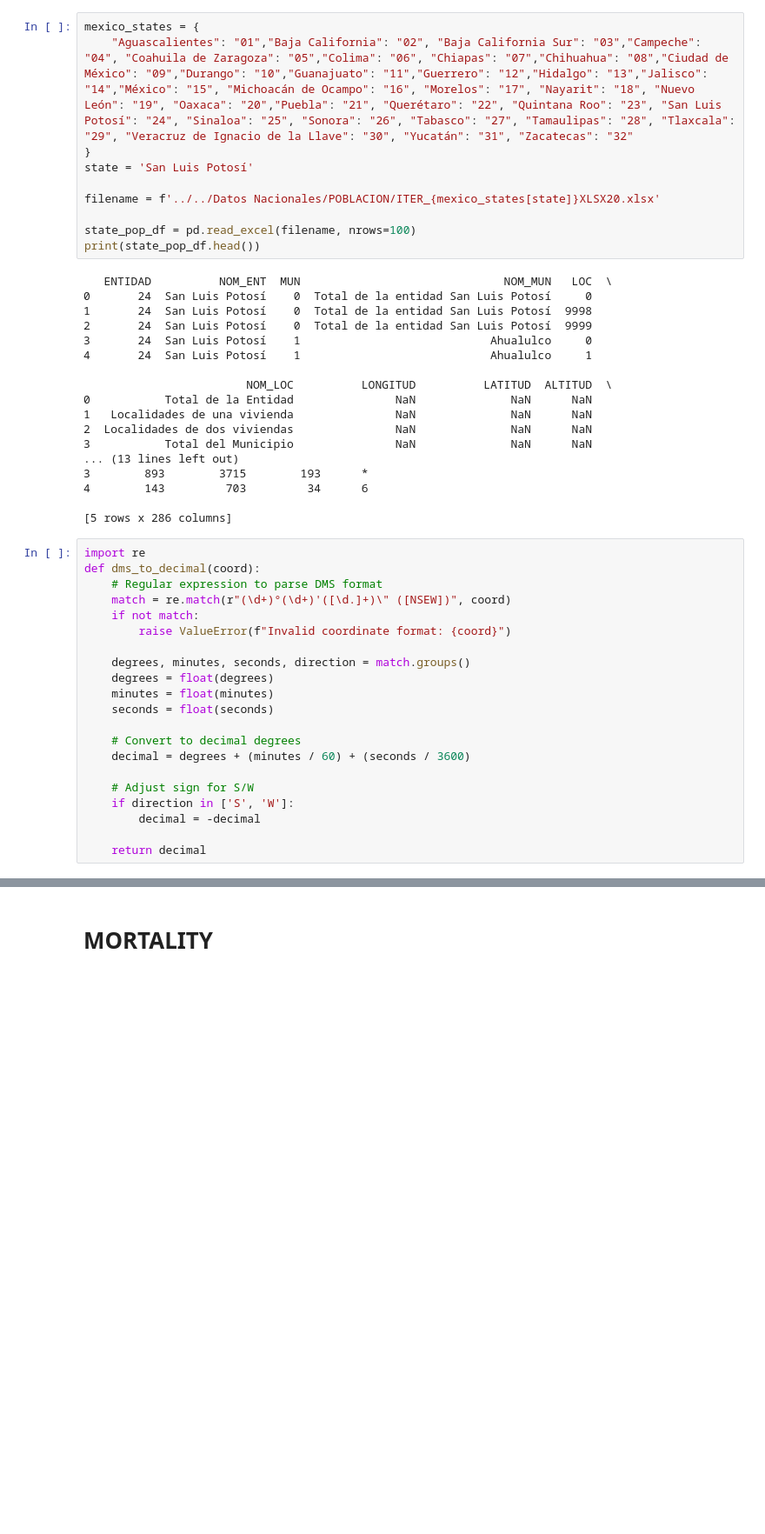
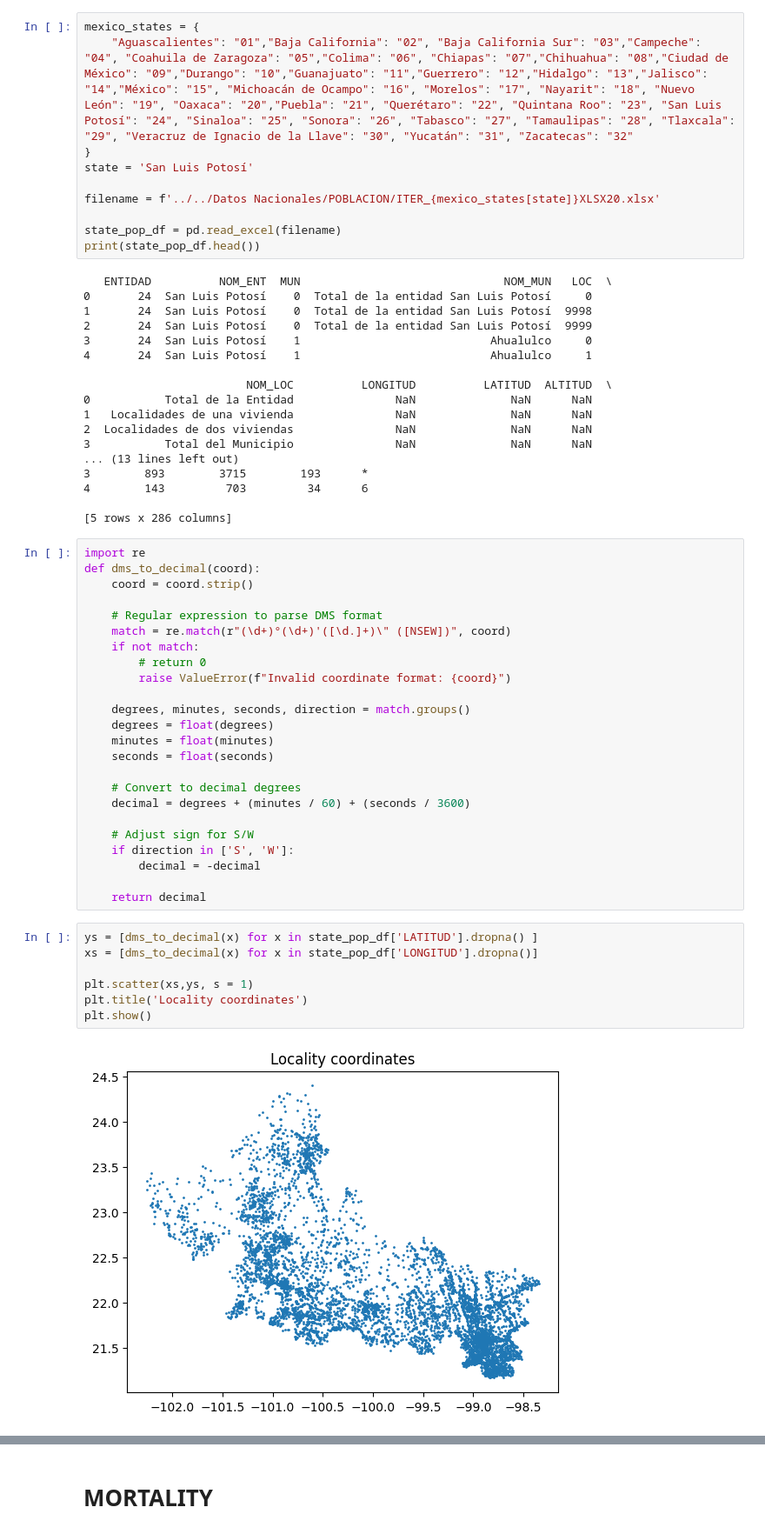
Before and after one commit to SANA-Initiative/BreastCancer-RiskPrediction, a Jupyter notebook: Datos SLP/src/SLP_exploration.ipynb, the cells around one changed output, grey strips where cells are left out. Shown: that part at 87% size. Drawn from its saved outputs; the diff is of its cells as text; blank space fills up the shorter version.

```diff
--- a/Datos SLP/src/SLP_exploration.ipynb
+++ b/Datos SLP/src/SLP_exploration.ipynb
@@ -41,7 +42,7 @@ state = 'San Luis Potosí'
 
 filename = f'../../Datos Nacionales/POBLACION/ITER_{mexico_states[state]}XLSX20.xlsx'
 
-state_pop_df = pd.read_excel(filename, nrows=100)
+state_pop_df = pd.read_excel(filename)
 print(state_pop_df.head())
 # %% [output]
    ENTIDAD          NOM_ENT  MUN                              NOM_MUN   LOC  \
@@ -64,9 +65,12 @@ print(state_pop_df.head())
 # %%
 import re
 def dms_to_decimal(coord):
+    coord = coord.strip()
+
     # Regular expression to parse DMS format
     match = re.match(r"(\d+)°(\d+)'([\d.]+)\" ([NSEW])", coord)
     if not match:
+        # return 0
         raise ValueError(f"Invalid coordinate format: {coord}")
 
     degrees, minutes, seconds, direction = match.groups()
@@ -82,6 +86,15 @@ def dms_to_decimal(coord):
         decimal = -decimal
 
     return decimal
+# %%
+ys = [dms_to_decimal(x) for x in state_pop_df['LATITUD'].dropna() ]
+xs = [dms_to_decimal(x) for x in state_pop_df['LONGITUD'].dropna()]
+
+plt.scatter(xs,ys, s = 1)
+plt.title('Locality coordinates')
+plt.show()
+# %% [output]
+[figure, added]
 # %%
 def pollutant_effect(pollutant,manzana, pol_name='ALC_mg/L'):
     try:
```
Also changed, not shown: parts of 1 cell of this notebook, 1 other file.
